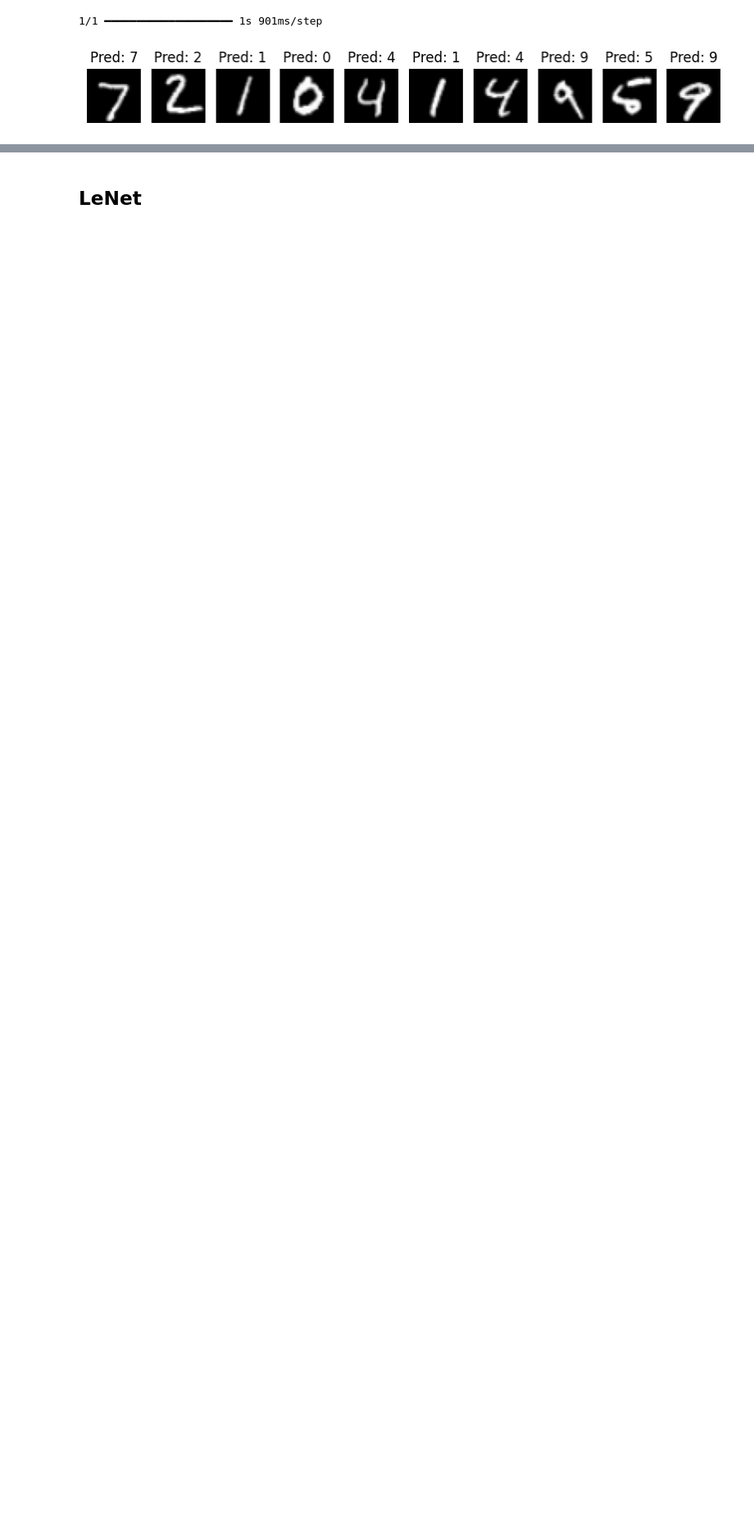
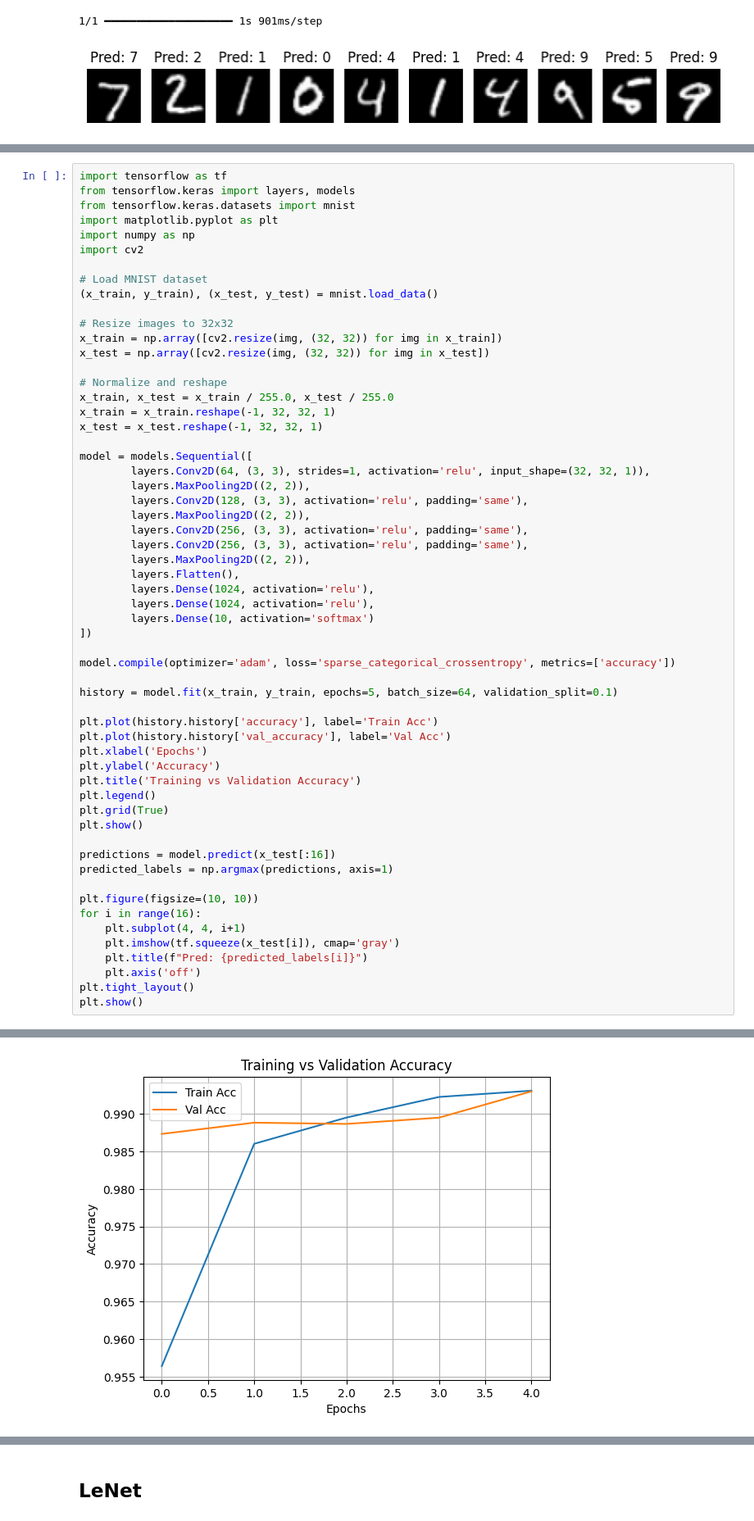
Before and after one commit to sohv/NDL-Lab, a Jupyter notebook: Lab11.ipynb, the cells around one changed output, grey strips where cells are left out. Shown at 82% size. Cells and saved outputs as stored; diff of their text form; blank space fills up the shorter version.

```diff
--- a/Lab11.ipynb
+++ b/Lab11.ipynb
@@ -101,0 +104,59 @@ Downloading data from https://storage.googleapis.com/tensorflow/tf-keras-dataset
+# %%
+import tensorflow as tf
+from tensorflow.keras import layers, models
+from tensorflow.keras.datasets import mnist
+import matplotlib.pyplot as plt
+import numpy as np
+import cv2
+
+# Load MNIST dataset
+(x_train, y_train), (x_test, y_test) = mnist.load_data()
+
+# Resize images to 32x32
+x_train = np.array([cv2.resize(img, (32, 32)) for img in x_train])
+x_test = np.array([cv2.resize(img, (32, 32)) for img in x_test])
+
+# Normalize and reshape
+x_train, x_test = x_train / 255.0, x_test / 255.0
+x_train = x_train.reshape(-1, 32, 32, 1)
+x_test = x_test.reshape(-1, 32, 32, 1)
+
+model = models.Sequential([
+        layers.Conv2D(64, (3, 3), strides=1, activation='relu', input_shape=(32, 32, 1)),
+        layers.MaxPooling2D((2, 2)),
+        layers.Conv2D(128, (3, 3), activation='relu', padding='same'),
+        layers.MaxPooling2D((2, 2)),
+        layers.Conv2D(256, (3, 3), activation='relu', padding='same'),
+        layers.Conv2D(256, (3, 3), activation='relu', padding='same'),
+        layers.MaxPooling2D((2, 2)),
+        layers.Flatten(),
+        layers.Dense(1024, activation='relu'),
+        layers.Dense(1024, activation='relu'),
+        layers.Dense(10, activation='softmax')
+])
+
+model.compile(optimizer='adam', loss='sparse_categorical_crossentropy', metrics=['accuracy'])
+
+history = model.fit(x_train, y_train, epochs=5, batch_size=64, validation_split=0.1)
+
+plt.plot(history.history['accuracy'], label='Train Acc')
+plt.plot(history.history['val_accuracy'], label='Val Acc')
+plt.xlabel('Epochs')
+plt.ylabel('Accuracy')
+plt.title('Training vs Validation Accuracy')
+plt.legend()
+plt.grid(True)
+plt.show()
+
+predictions = model.predict(x_test[:16])
+predicted_labels = np.argmax(predictions, axis=1)
+
+plt.figure(figsize=(10, 10))
+for i in range(16):
+    plt.subplot(4, 4, i+1)
+    plt.imshow(tf.squeeze(x_test[i]), cmap='gray')
+    plt.title(f"Pred: {predicted_labels[i]}")
+    plt.axis('off')
+plt.tight_layout()
+plt.show()
+# %% [output]
@@ -101,0 +179 @@ Downloading data from https://storage.googleapis.com/tensorflow/tf-keras-dataset
+[figure, added]
```
Also changed, not shown: parts of 7 cells of this notebook.
